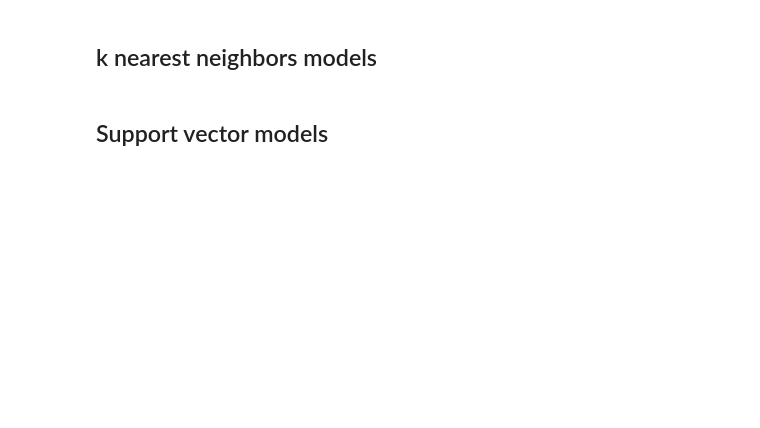
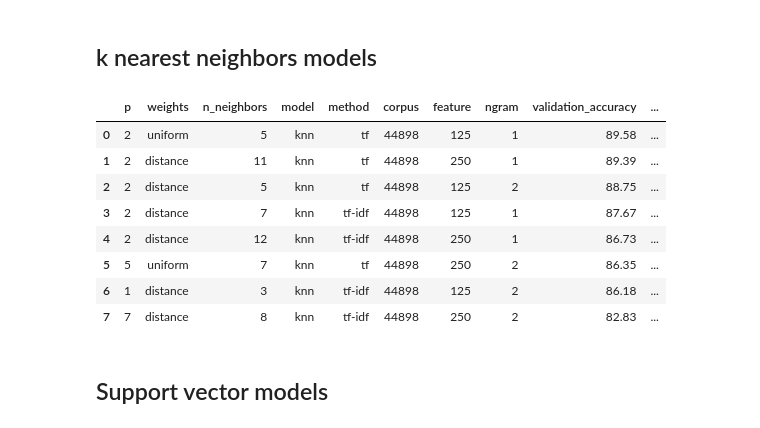
Before and after one commit to benjaminperucco/udacity-nano-mle, a Jupyter notebook: 5 Capstone/2 Project/3_postprocessing.ipynb, the cells around one changed output. Drawn from its saved outputs; the diff is of its cells as text; code cells hidden in the pictures; blank space fills up the shorter version.

```diff
--- a/5 Capstone/2 Project/3_postprocessing.ipynb
+++ b/5 Capstone/2 Project/3_postprocessing.ipynb
@@ -235,9 +265,19 @@ results_xgb.head(results_xgb.shape[0]) # display all
 # %% [markdown]
 ## k nearest neighbors models
 # %%
-#results_knn = read_tuned_model_results('knn')
-#results_knn = join_with_accuracy(results_knn, results)
-#results_knn.head(results_knn.shape[0]) # display all
+results_knn = read_tuned_model_results('knn')
+results_knn = join_with_accuracy(results_knn, results)
+results_knn.head(results_knn.shape[0]) # display all
+# %% [output]
+|  | p | weights | n_neighbors | model | method | corpus | feature | ngram | validation_accuracy | ... |
+| 0 | 2 | uniform | 5 | knn | tf | 44898 | 125 | 1 | 89.58 | ... |
+| 1 | 2 | distance | 11 | knn | tf | 44898 | 250 | 1 | 89.39 | ... |
+| 2 | 2 | distance | 5 | knn | tf | 44898 | 125 | 2 | 88.75 | ... |
+| 3 | 2 | distance | 7 | knn | tf-idf | 44898 | 125 | 1 | 87.67 | ... |
+| 4 | 2 | distance | 12 | knn | tf-idf | 44898 | 250 | 1 | 86.73 | ... |
+| 5 | 5 | uniform | 7 | knn | tf | 44898 | 250 | 2 | 86.35 | ... |
+| 6 | 1 | distance | 3 | knn | tf-idf | 44898 | 125 | 2 | 86.18 | ... |
+| 7 | 7 | distance | 8 | knn | tf-idf | 44898 | 250 | 2 | 82.83 | ... |
 # %% [markdown]
 ## Support vector models
 # %%
```
Also changed, not shown: parts of 14 cells of this notebook, 3 other files.
